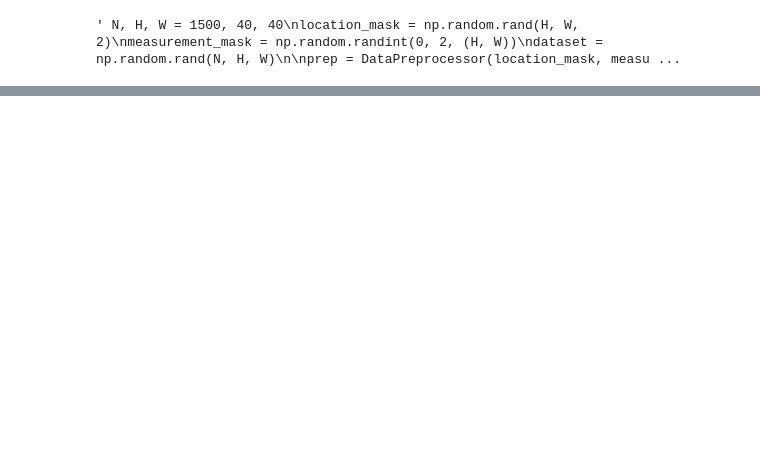
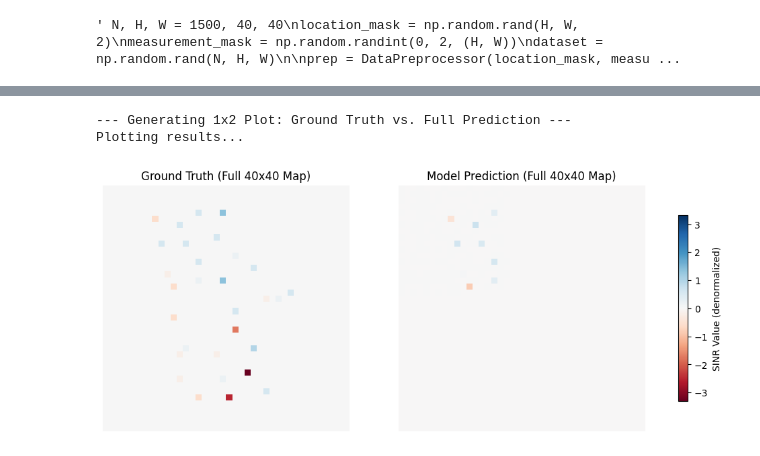
Before and after one commit to longwei-xiao/PyTorch-VAE, a Jupyter notebook: cvae_mine.ipynb, the cells around one changed output, grey strips where cells are left out. Drawn from its saved outputs; the diff is of its cells as text; code cells hidden in the pictures; blank space fills up the shorter version.

Commit message:
running model with visualisation and kld weight annealing on cvae mine and new file with another model approach needs valid map points to run

```diff
--- a/cvae_mine.ipynb
+++ b/cvae_mine.ipynb
@@ -808,0 +794,78 @@ except Exception as e:
+# %%
+import torch
+import matplotlib.pyplot as plt
+import numpy as np
+
+# --- Assumes these variables are already loaded in your environment ---
+# model, val_loader, device, loc_mask_base, H, W
+# val_coords_y, val_coords_x
+# global_normalization_std, global_normalization_mean
+# --- ----------------------------------------------------------- ---
+
+print("\n--- Generating 1x2 Plot: Ground Truth vs. Full Prediction ---")
+
+model.eval()
+with torch.no_grad():
+    # 1. Get one full ground truth sample from the validation data
+    try:
+        (x_batch,) = next(iter(val_loader))
+    except StopIteration:
+        print("Resetting val_loader.")
+        (x_batch,) = next(iter(val_loader))
+
+    # Get the first sample and put it on the device
+    # This is the full 40x40 Ground Truth map
+    gt_sample = x_batch[0].to(device).unsqueeze(0) # Shape: (1, 1, H, W)
+
+    # 2. Create the sparse input map that the model needs
+    # The model can't predict from nothing; it reconstructs from these points.
+    seen_mask_for_input = torch.zeros(1, 1, H, W, device=device)
+    seen_mask_for_input[0, 0, val_coords_y, val_coords_x] = 1.0
+
+    input_sample = gt_sample * seen_mask_for_input
+
+    # 3. Get the full 40x40 prediction from the model
+    loc_sample = loc_mask_base.unsqueeze(0).to(device) # Location grid
+
+    # Run the model
+    pred_sample, _, _, _ = model(input_sample, loc_sample, seen_mask_for_input)
+
+    # 4. Denormalize both maps to get real SINR values
+    #gt_denorm = gt_sample * global_normalization_std + global_normalization_mean
+    #pred_denorm = pred_sample * global_normalization_std + global_normalization_mean
+
+# --- 5. Visualization ---
+print("Plotting results...")
+
+# 1. Get maps as numpy arrays
+gt_map = gt_sample.cpu().numpy().squeeze()
+pred_map = pred_sample.cpu().numpy().squeeze()
+
+# 2. Find a SYMMETRIC range
+# This finds the largest absolute value (e.g., 30)
+v_abs = max(np.abs(gt_map).max(), np.abs(pred_map).max())
+# This forces the range to be, e.g., [-30, +30]
+vmin = -v_abs
+vmax = v_abs
+
+# 3. Plot WITH the fixed range
+#    Also, use cmap='RdBu' (Red=high, Blue=low)
+#    Your image shows Red=high, but your old code said 'RdBu_r' (reversed)
+fig, (ax1, ax2) = plt.subplots(1, 2, figsize=(13, 6))
+
+# --- ADD vmin AND vmax HERE ---
+im1 = ax1.imshow(gt_map, cmap='RdBu', vmin=vmin, vmax=vmax)
+ax1.set_title(f"Ground Truth (Full {H}x{W} Map)")
+ax1.set_axis_off()
+
+# --- ADD vmin AND vmax HERE ---
+im2 = ax2.imshow(pred_map, cmap='RdBu', vmin=vmin, vmax=vmax)
+ax2.set_title(f"Model Prediction (Full {H}x{W} Map)")
+ax2.set_axis_off()
+
+fig.colorbar(im2, ax=[ax1, ax2], shrink=0.6, label="SINR Value (denormalized)")
+plt.show()
+# %% [output]
+--- Generating 1x2 Plot: Ground Truth vs. Full Prediction ---
+Plotting results...
+[figure, added]
```
Also changed, not shown: parts of 6 cells of this notebook, 1 other file.
